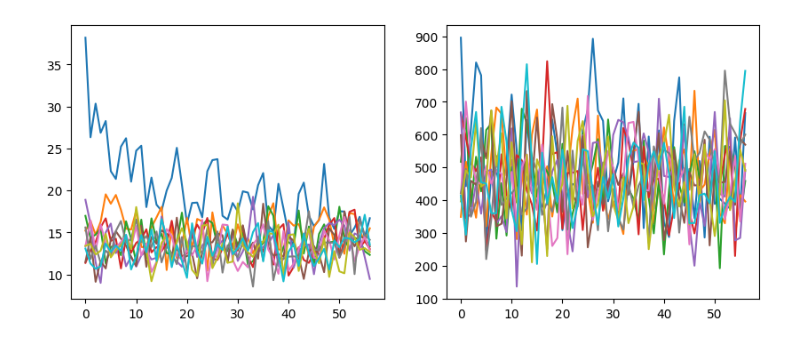
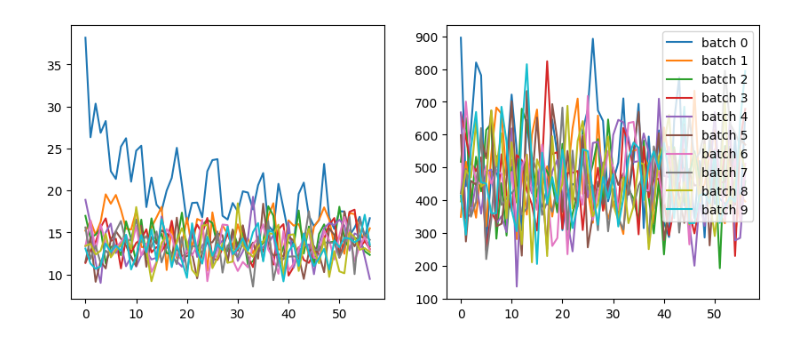
Before and after one commit to michaelsprintson/audiopfnet, a Jupyter notebook: playground.ipynb, the cells around one changed output. Drawn from its saved outputs; the diff is of its cells as text; code cells hidden in the pictures.

```diff
--- a/playground.ipynb
+++ b/playground.ipynb
@@ -119,9 +114,11 @@ import matplotlib.pyplot as plt
 # %%
 fig, (ax0,ax1) = plt.subplots(1,2,figsize = (10,4))
-for npl in np_losses[0:10]:
+for nidx, npl in enumerate(np_losses[0:10]):
     l = npl[:,0]
     ll = npl[:,1]
-    ax0.plot(l)
-    ax1.plot(ll)
+    ax0.plot(l, label = f"batch {nidx}")
+    ax1.plot(ll, label = f"batch {nidx}")
+plt.legend()
+plt.show()
 # %% [output]
-[figure, old version]
+[figure, new version]
```
Also changed, not shown: parts of 3 cells of this notebook, 7 other files.
